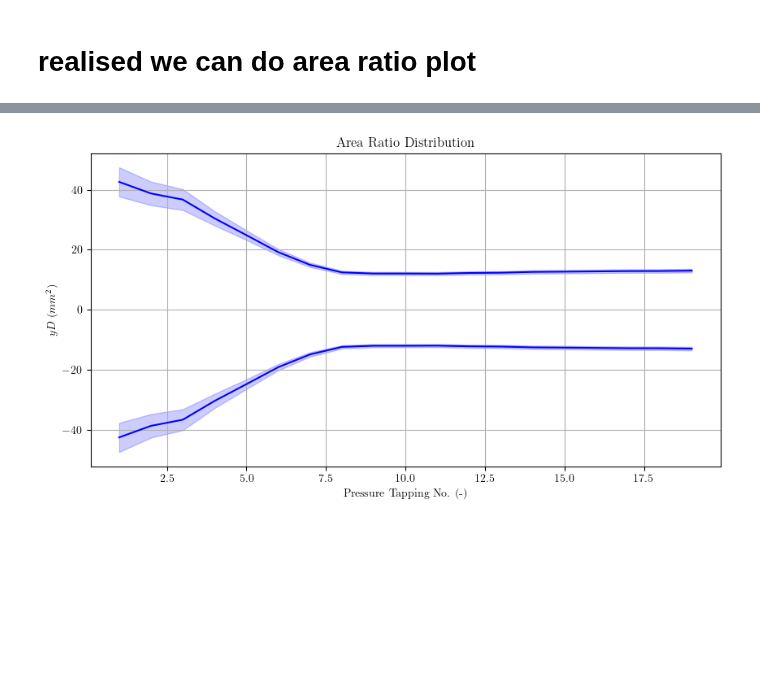
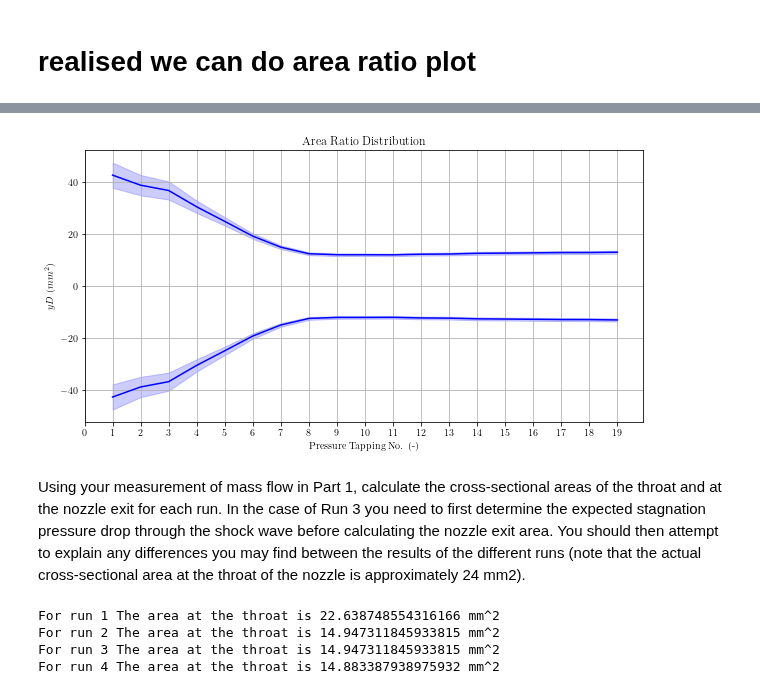
Before and after one commit to lpender3672/MEng-CW, a Jupyter notebook: IIA/3A3/Supersonic_Nozzle/analysis.ipynb, the cells around one changed output, grey strips where cells are left out. Saved outputs shown, nothing was run; the diff lists cells and outputs as text; code cells hidden in the pictures; blank space fills up the shorter version.

Commit message:
need to analyse area and corresponding uncertainty

```diff
--- a/IIA/3A3/Supersonic_Nozzle/analysis.ipynb
+++ b/IIA/3A3/Supersonic_Nozzle/analysis.ipynb
@@ -480,25 +480,59 @@ plt.grid()
 # %%
 d0 = 0
 width = 1 #mm
 Astar = 24 # mm^2
 
 def plot_nozzle_profile(ax, x, rA, u_rA):
     d = Astar * rA / width
     u_d = u_rA + 1/Astar
 
     ax.plot(x, + d / 2, color = 'blue')
     ax.plot(x, - d / 2, color = 'blue')
     ax.fill_between(x, - d / 2 * (1 - u_d), - d / 2 * (1 + u_d), alpha=0.2, color='blue')
     ax.fill_between(x, + d / 2 * (1 - u_d), + d / 2 * (1 + u_d), alpha=0.2, color='blue')
 
 fig,ax = plt.subplots(figsize=(10,5))
 
 plot_nozzle_profile(ax, C2[:,0], C2_AAstar, C2_u_AAstar)
+
+plt.xticks(np.arange(0, 20, 1))
+
 ax.set_xlabel('Pressure Tapping No. (-)')
 ax.set_ylabel('$yD$ ($mm^2$)')
 ax.set_title('Area Ratio Distribution')
 ax.grid()
 plt.savefig('area_ratio_distribution.png', dpi=300)
 plt.show()
 # %% [output]
-[figure, old version]
+[figure, new version]
+# %% [markdown]
+Using your measurement of mass flow in Part 1, calculate the cross-sectional areas of the throat and at
+the nozzle exit for each run. In the case of Run 3 you need to first determine the expected stagnation
+pressure drop through the shock wave before calculating the nozzle exit area. You should then attempt
+to explain any differences you may find between the results of the different runs (note that the actual
+cross-sectional area at the throat of the nozzle is approximately 24 mm2).
+# %%
+T0 = 23.01 + 273.15 # K
+a_throat = np.sqrt(1.4 * R * T0) # m/s
+
+C1_rho_throat = P0 * C1_rp[THROAT_LOCATION] / (R * T0)
+C2_rho_throat = P0 * C2_rp[THROAT_LOCATION] / (R * T0)
+C3_rho_throat = P0 * C3_rp_corrected[THROAT_LOCATION] / (R * T0)
+C4_rho_throat = P0 * C4_rp[THROAT_LOCATION] / (R * T0)
+
+
+C1_A_throat = C1_md / (rho_throat * C1_M[THROAT_LOCATION] * a_throat) * 1e3
+C2_A_throat = C2_md / (rho_throat * C2_M[THROAT_LOCATION] * a_throat) * 1e3
+C3_A_throat = C3_md / (rho_throat * C3_M_corrected[THROAT_LOCATION] * a_throat) * 1e3
+C4_A_throat = C4_md / (rho_throat * C4_M[THROAT_LOCATION] * a_throat) * 1e3
+
+
+print(f"For run 1 The area at the throat is {C1_A_throat} mm^2")
+print(f"For run 2 The area at the throat is {C2_A_throat} mm^2")
+print(f"For run 3 The area at the throat is {C3_A_throat} mm^2")
+print(f"For run 4 The area at the throat is {C4_A_throat} mm^2")
+# %% [output]
+For run 1 The area at the throat is 22.638748554316166 mm^2
+For run 2 The area at the throat is 14.947311845933815 mm^2
+For run 3 The area at the throat is 14.947311845933815 mm^2
+For run 4 The area at the throat is 14.883387938975932 mm^2
```
Also changed, not shown: parts of 10 cells of this notebook, 10 other files.
